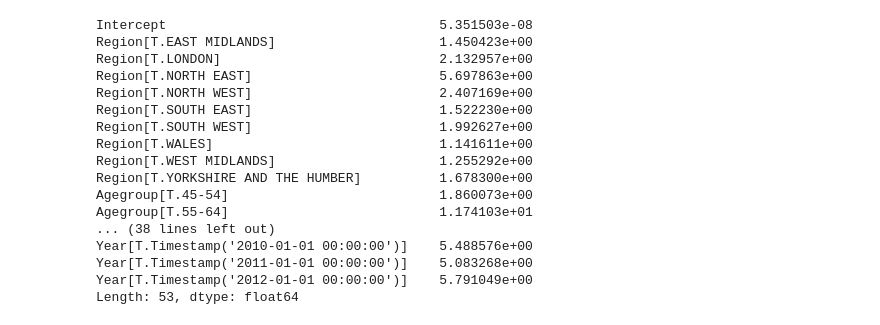
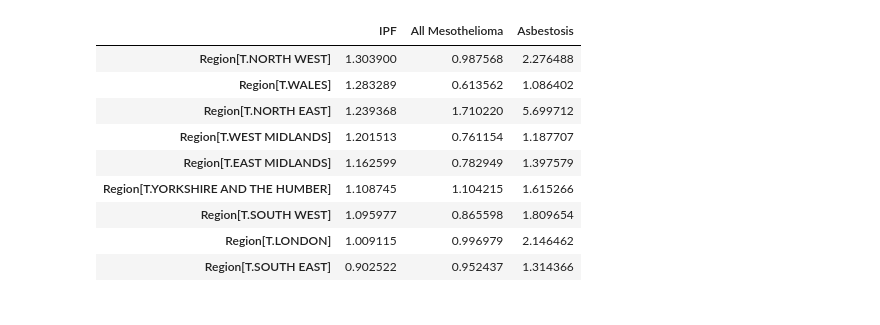
Before and after one commit to drcjar/pypf, a Jupyter notebook: notebooks/pypf_poisson.ipynb, the cells around one changed output. Saved outputs shown, nothing was run; the diff lists cells and outputs as text; code cells hidden in the pictures.

```diff
--- a/notebooks/pypf_poisson.ipynb
+++ b/notebooks/pypf_poisson.ipynb
@@ -10,16 +11,22 @@ df = df[df['Agegroup'] != 'ALL AGES'] #lets throw away all ages rows
 def model(cause, df):
 
     df = df[df['Cause'] == cause]
+    #df = df[df['Sex'] == 'Male'] #uncomment to limit analysis to males
 
-    df['Rate'] = df['Rate per 100,000 (standardised)']
+    df['Count'] = df['Deaths']
 
-    df = df[['Region', 'Agegroup', 'Sex', 'Year', 'Rate']] #get rid of extraneous stuff
+    exposure_array = df['Population'].values
 
-    y, X = dmatrices('Rate ~ Region + Agegroup + Sex + Year', data=df, return_type='dataframe')
+    df = df[['Count', 'Agegroup', 'Sex', 'Region']] #get rid of extraneous stuff
 
-    #mod = sm.GLM(y, X, family=sm.families.Poisson())
+    y, X = dmatrices('Count ~ Agegroup + Sex + Region', data=df, return_type='dataframe')
 
-    mod = sm.Poisson(y, X) #http://statsmodels.sourceforge.net/devel/endog_exog.html
+   #y, X = dmatrices('Rate ~ Region + Region*Agegroup + Region*Sex', data=df, return_type='dataframe')
+
+   #mod = sm.GLM(y, X, family=sm.families.Poisson())
+
+    mod = sm.Poisson(y, X, exposure=exposure_array) #http://statsmodels.sourceforge.net/devel/endog_exog.html
+
     res = mod.fit(maxiter=100)
 
     return res
@@ -84,5 +47,0 @@ def model2(cause, df):
-# %%
-results2 = {}
-for cause in df.Cause.unique():
-        res = model2(cause,df)
-        results2[cause] = res
@@ -190,20 +47,0 @@ Year[T.Timestamp('2012-01-01 00:00:00')]     1.7563      0.254      6.918      0
-# %%
-np.exp(results2['Asbestosis'].params)
-# %% [output]
-Intercept                                   5.351503e-08
-Region[T.EAST MIDLANDS]                     1.450423e+00
-Region[T.LONDON]                            2.132957e+00
-Region[T.NORTH EAST]                        5.697863e+00
-Region[T.NORTH WEST]                        2.407169e+00
-Region[T.SOUTH EAST]                        1.522230e+00
-Region[T.SOUTH WEST]                        1.992627e+00
-Region[T.WALES]                             1.141611e+00
-Region[T.WEST MIDLANDS]                     1.255292e+00
-Region[T.YORKSHIRE AND THE HUMBER]          1.678300e+00
-Agegroup[T.45-54]                           1.860073e+00
-Agegroup[T.55-64]                           1.174103e+01
-... (38 lines left out)
-Year[T.Timestamp('2010-01-01 00:00:00')]    5.488576e+00
-Year[T.Timestamp('2011-01-01 00:00:00')]    5.083268e+00
-Year[T.Timestamp('2012-01-01 00:00:00')]    5.791049e+00
-Length: 53, dtype: float64
@@ -211,0 +48,26 @@ Length: 53, dtype: float64
+# %%
+cols = {}
+
+for cause in df.Cause.unique():
+    cols[cause] = np.exp(results[cause].params)
+
+df1 = DataFrame(cols)
+
+result = df1.sort(['IPF'], ascending=[0]) #lets arrange the regions by the incidence of IPF, highest first
+
+result = result[['IPF', 'All Mesothelioma', 'Asbestosis']][7:16] #lets have a look at the regions
+
+#nb EAST is '1'
+# %%
+result
+# %% [output]
+|  | IPF | All Mesothelioma | Asbestosis |
+| Region[T.NORTH WEST] | 1.303900 | 0.987568 | 2.276488 |
+| Region[T.WALES] | 1.283289 | 0.613562 | 1.086402 |
+| Region[T.NORTH EAST] | 1.239368 | 1.710220 | 5.699712 |
+| Region[T.WEST MIDLANDS] | 1.201513 | 0.761154 | 1.187707 |
+| Region[T.EAST MIDLANDS] | 1.162599 | 0.782949 | 1.397579 |
+| Region[T.YORKSHIRE AND THE HUMBER] | 1.108745 | 1.104215 | 1.615266 |
+| Region[T.SOUTH WEST] | 1.095977 | 0.865598 | 1.809654 |
+| Region[T.LONDON] | 1.009115 | 0.996979 | 2.146462 |
+| Region[T.SOUTH EAST] | 0.902522 | 0.952437 | 1.314366 |
```
Also changed, not shown: parts of 13 cells of this notebook, 7 other files.
